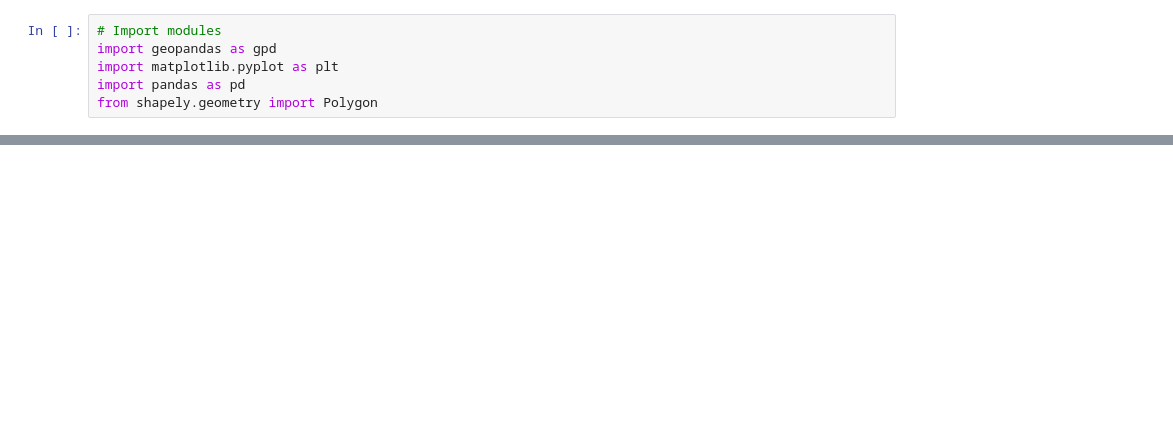
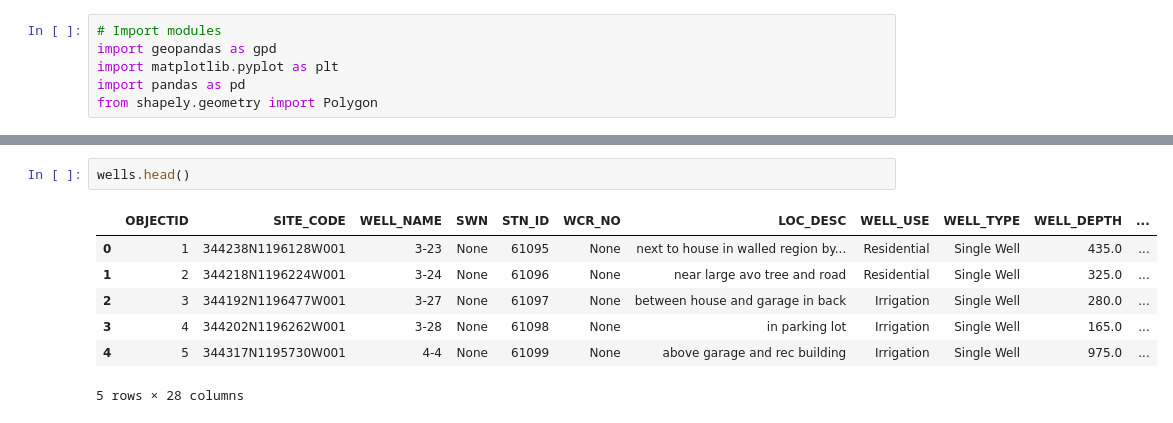
Before and after one commit to Bestine/DSAI-course, a Jupyter notebook: module-2/01-Geospatial_Feature_Extraction.ipynb, the cells around one changed output, grey strips where cells are left out. Saved outputs shown, nothing was run; the diff lists cells and outputs as text; blank space fills up the shorter version.

```diff
--- a/module-2/01-Geospatial_Feature_Extraction.ipynb
+++ b/module-2/01-Geospatial_Feature_Extraction.ipynb
@@ -21,0 +33,10 @@ counties
+# %%
+wells.head()
+# %% [output]
+|  | OBJECTID | SITE_CODE | WELL_NAME | SWN | STN_ID | WCR_NO | LOC_DESC | WELL_USE | WELL_TYPE | WELL_DEPTH | ... |
+| 0 | 1 | 344238N1196128W001 | 3-23 | None | 61095 | None | next to house in walled region by... | Residential | Single Well | 435.0 | ... |
+| 1 | 2 | 344218N1196224W001 | 3-24 | None | 61096 | None | near large avo tree and road | Residential | Single Well | 325.0 | ... |
+| 2 | 3 | 344192N1196477W001 | 3-27 | None | 61097 | None | between house and garage in back | Irrigation | Single Well | 280.0 | ... |
+| 3 | 4 | 344202N1196262W001 | 3-28 | None | 61098 | None | in parking lot | Irrigation | Single Well | 165.0 | ... |
+| 4 | 5 | 344317N1195730W001 | 4-4 | None | 61099 | None | above garage and rec building | Irrigation | Single Well | 975.0 | ... |
+5 rows × 28 columns
```
Also changed, not shown: parts of 15 cells of this notebook, 22 other files.
